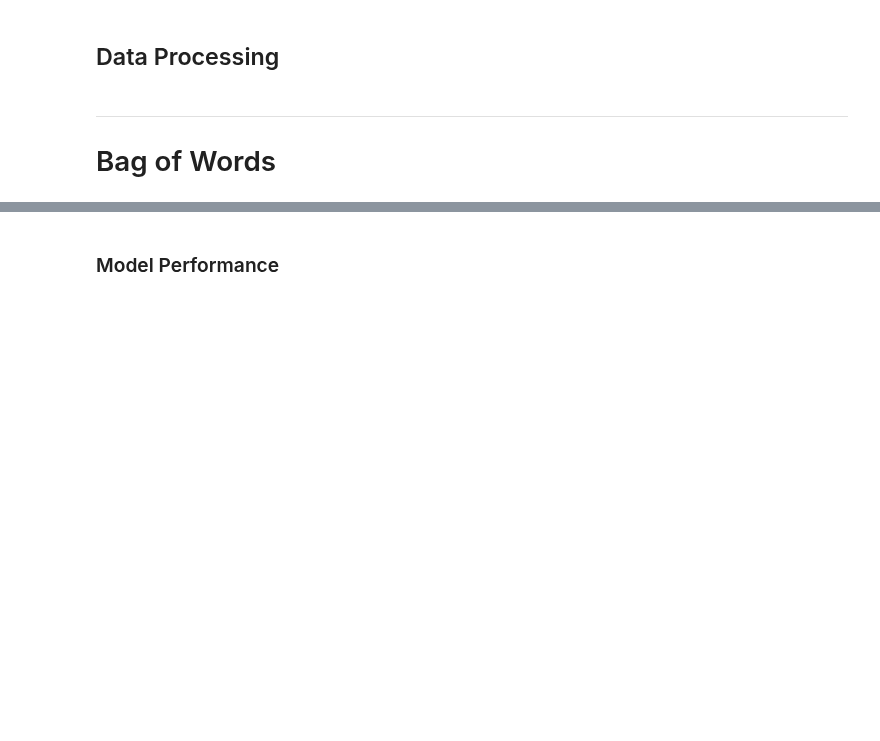
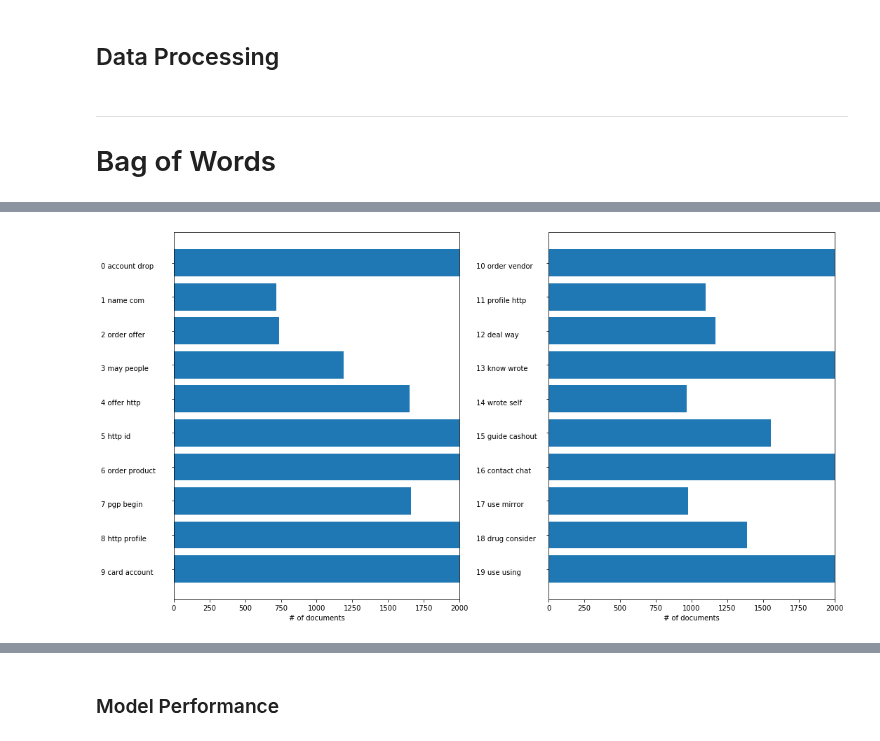
Before and after one commit to Morgan-Sell/darknet-economics, a Jupyter notebook: lda_wallstreet.ipynb, the cells around one changed output, grey strips where cells are left out. Saved outputs shown, nothing was run; the diff lists cells and outputs as text; code cells hidden in the pictures; blank space fills up the shorter version.

Commit message:
Revised LDA model.

```diff
--- a/lda_wallstreet.ipynb
+++ b/lda_wallstreet.ipynb
@@ -48,7 +48,7 @@ max_doc_freq = 0.3
 cleaned_content = wall_nlp['lemmatized_tokens']
 lda_output_bow, lda_model_bow, docs_vectorized_bow, vect_bow = nlp_utils.convert_to_bow_and_fit_lda_model(cleaned_content, 10000, max_doc_freq, n_topics, 'batch', 25, 3)
 
-sorted_components = np.argsort(lda_model_bow,components_, axis=1)[:, ::-1]
+sorted_components = np.argsort(lda_model_bow.components_, axis=1)[:, ::-1]
 feat_names = np.array(vect_bow.get_feature_names())
 # %%
 nlp_utils.print_topics(lda_model_bow, vect_bow, 10)
@@ -55,31 +73,33 @@ nlp_utils.print_topics(lda_model_bow, vect_bow, 10)
 # %%
 # Evaluate each topics (components) overall weight.
 # Topics are named by the two most common words.
 
 topics_per_plot = int(n_topics / 2)
 barh_xlim = 2000
 plot_pad = 100
 fig_size = (15,8)
 num_cols = 2
 
 fig, ax = plt.subplots(1, 2, figsize=fig_size)
 
 topic_names = ['{} {}'.format(i, ' '.join(words)) for i, words in enumerate(feat_names[sorted_components[:, :2]])]
 
 for col in range(num_cols):
     start = col * topics_per_plot
     end = (col + 1) * topics_per_plot
-    plot_width = np.sum(docs_bow, axis=0)[start:end]
+    plot_width = np.sum(lda_output_bow, axis=0)[start:end]
     ax[col].barh(np.arange(topics_per_plot), plot_width)
     ax[col].set_yticks(np.arange(topics_per_plot))
     ax[col].set_yticklabels(topic_names[start:end], ha='left', va='top')
     ax[col].invert_yaxis()
     ax[col].set_xlim(0, barh_xlim)
     ax[col].set_xlabel('# of documents')
     y_ax = ax[col].get_yaxis()
     y_ax.set_tick_params(pad=plot_pad)
 
 plt.tight_layout();
+# %% [output]
+[figure, added]
 # %%
 # Topic order is based on topic popularity.
 # The distance b/t circles reprsents an approximation topic similarity. It's approximation b/c only a 2D map.
```
Also changed, not shown: parts of 7 cells of this notebook, 1 other file.
